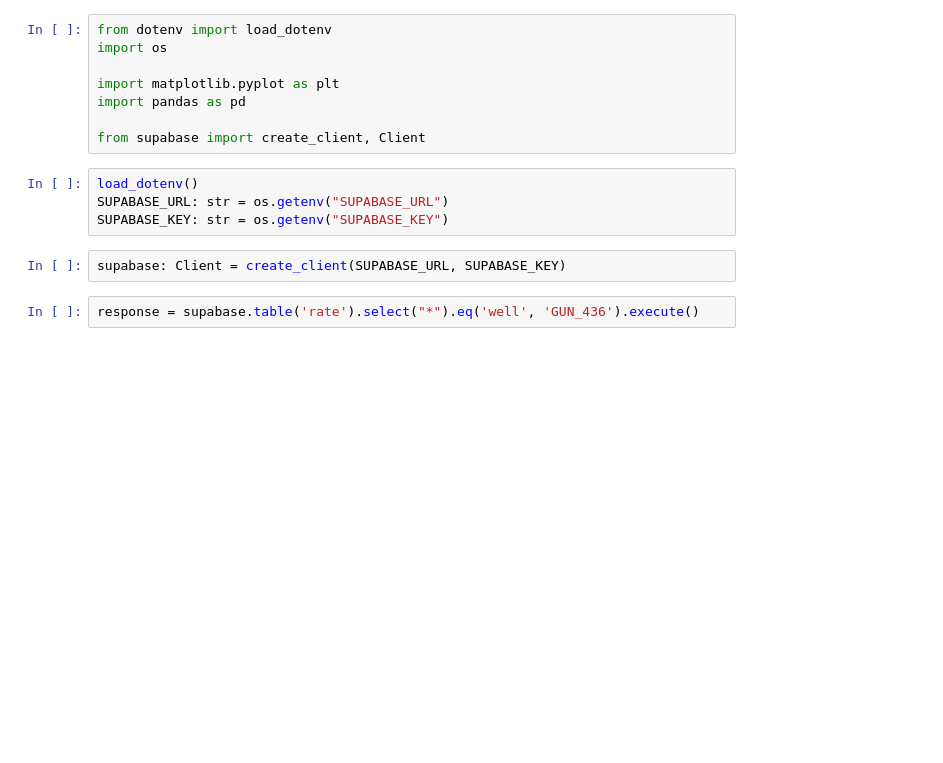
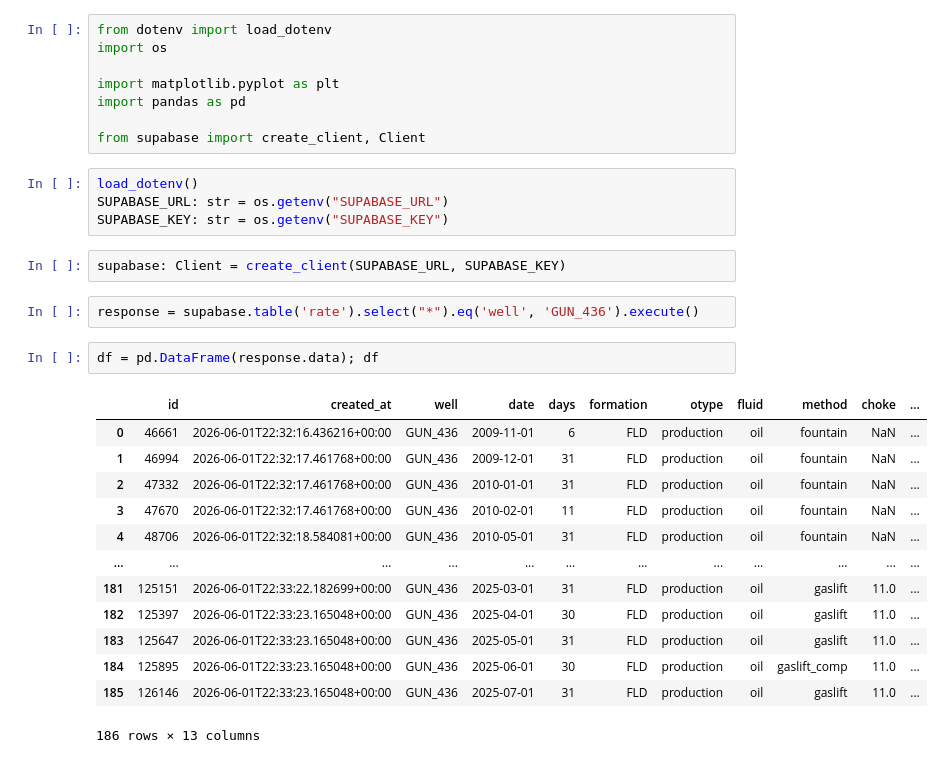
Before and after one commit to jshiriyev/wellx-backend, a Jupyter notebook: demo.ipynb, the cells around one changed output. Cells and saved outputs as stored; diff of their text form; blank space fills up the shorter version.

```diff
--- a/demo.ipynb
+++ b/demo.ipynb
@@ -14,4 +14,20 @@ SUPABASE_KEY: str = os.getenv("SUPABASE_KEY")
 supabase: Client = create_client(SUPABASE_URL, SUPABASE_KEY)
 # %%
 response = supabase.table('rate').select("*").eq('well', 'GUN_436').execute()
+# %%
+df = pd.DataFrame(response.data); df
+# %% [output]
+|  | id | created_at | well | date | days | formation | otype | fluid | method | choke | ... |
+| 0 | 46661 | 2026-06-01T22:32:16.436216+00:00 | GUN_436 | 2009-11-01 | 6 | FLD | production | oil | fountain | NaN | ... |
+| 1 | 46994 | 2026-06-01T22:32:17.461768+00:00 | GUN_436 | 2009-12-01 | 31 | FLD | production | oil | fountain | NaN | ... |
+| 2 | 47332 | 2026-06-01T22:32:17.461768+00:00 | GUN_436 | 2010-01-01 | 31 | FLD | production | oil | fountain | NaN | ... |
+| 3 | 47670 | 2026-06-01T22:32:17.461768+00:00 | GUN_436 | 2010-02-01 | 11 | FLD | production | oil | fountain | NaN | ... |
+| 4 | 48706 | 2026-06-01T22:32:18.584081+00:00 | GUN_436 | 2010-05-01 | 31 | FLD | production | oil | fountain | NaN | ... |
+| ... | ... | ... | ... | ... | ... | ... | ... | ... | ... | ... | ... |
+| 181 | 125151 | 2026-06-01T22:33:22.182699+00:00 | GUN_436 | 2025-03-01 | 31 | FLD | production | oil | gaslift | 11.0 | ... |
+| 182 | 125397 | 2026-06-01T22:33:23.165048+00:00 | GUN_436 | 2025-04-01 | 30 | FLD | production | oil | gaslift | 11.0 | ... |
+| 183 | 125647 | 2026-06-01T22:33:23.165048+00:00 | GUN_436 | 2025-05-01 | 31 | FLD | production | oil | gaslift | 11.0 | ... |
+| 184 | 125895 | 2026-06-01T22:33:23.165048+00:00 | GUN_436 | 2025-06-01 | 30 | FLD | production | oil | gaslift_comp | 11.0 | ... |
+| 185 | 126146 | 2026-06-01T22:33:23.165048+00:00 | GUN_436 | 2025-07-01 | 31 | FLD | production | oil | gaslift | 11.0 | ... |
+186 rows × 13 columns
 # %%
```
Also changed, not shown: parts of 1 cell of this notebook.
